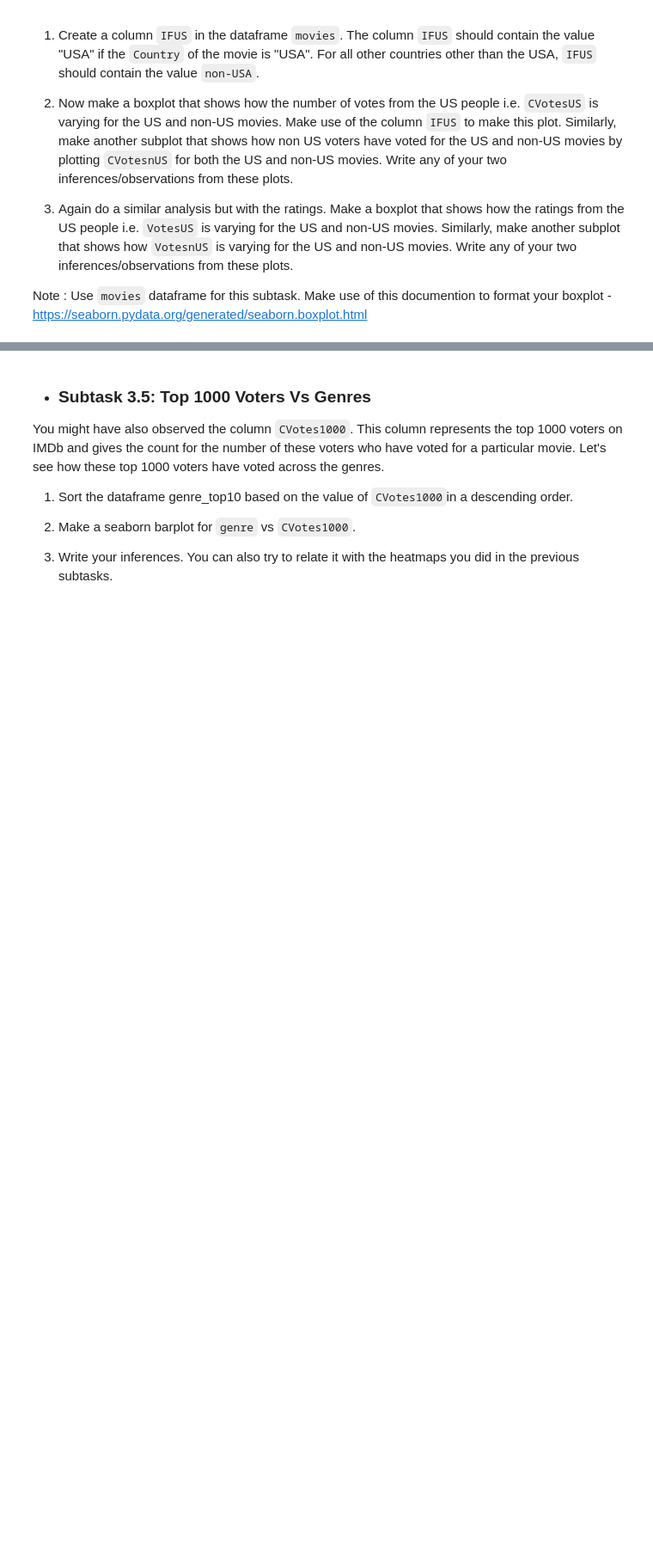
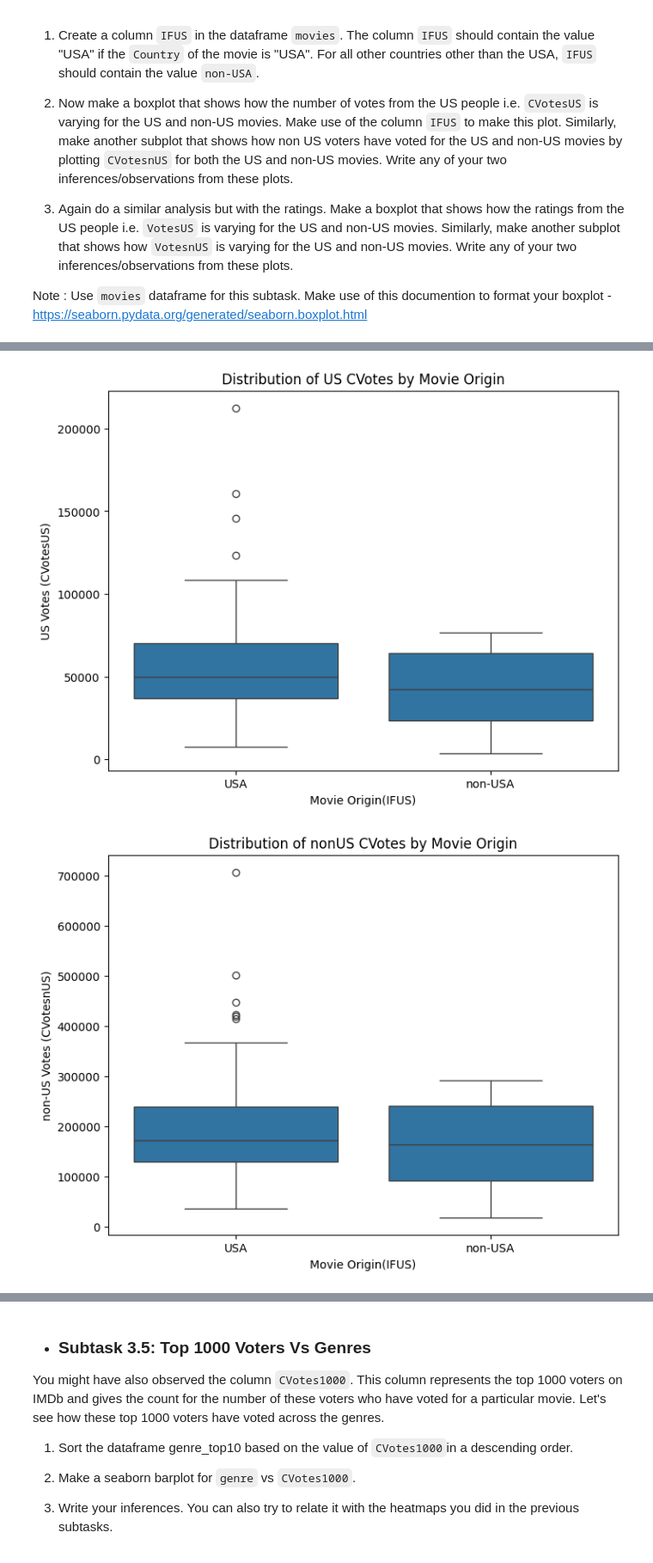
Before and after one commit to PunamBhatia/LogicMojo-AI-ML-April26-Punam, a Jupyter notebook: IMDb+Movie+Assignment_PunamB.ipynb, the cells around one changed output, grey strips where cells are left out. Shown at 86% size. Drawn from its saved outputs; the diff is of its cells as text; code cells hidden in the pictures; blank space fills up the shorter version.

```diff
--- a/IMDb+Movie+Assignment_PunamB.ipynb
+++ b/IMDb+Movie+Assignment_PunamB.ipynb
@@ -647,0 +705,4 @@ Note : Use `movies` dataframe for this subtask. Make use of this documention to
+# %%
+# Creating IFUS column
+movies["IFUS"]=movies.Country.map(lambda x: 'USA' if x=='USA' else 'non-USA')
+movies.head()
@@ -647,0 +717,18 @@ Note : Use `movies` dataframe for this subtask. Make use of this documention to
+# %%
+# Box plot - 1: CVotesUS(y) vs IFUS(x)
+plt.figure(figsize=(8,6))
+sns.boxplot(x='IFUS',y='CVotesUS',data=movies)
+plt.title('Distribution of US CVotes by Movie Origin')
+plt.xlabel('Movie Origin(IFUS)')
+plt.ylabel('US Votes (CVotesUS)')
+plt.show()
+
+plt.figure(figsize=(8,6))
+sns.boxplot(x='IFUS',y='CVotesnUS',data=movies)
+plt.title('Distribution of nonUS CVotes by Movie Origin')
+plt.xlabel('Movie Origin(IFUS)')
+plt.ylabel('non-US Votes (CVotesnUS)')
+plt.show()
+# %% [output]
+[figure, added]
+[figure, added]
```
Also changed, not shown: parts of 25 cells of this notebook.
